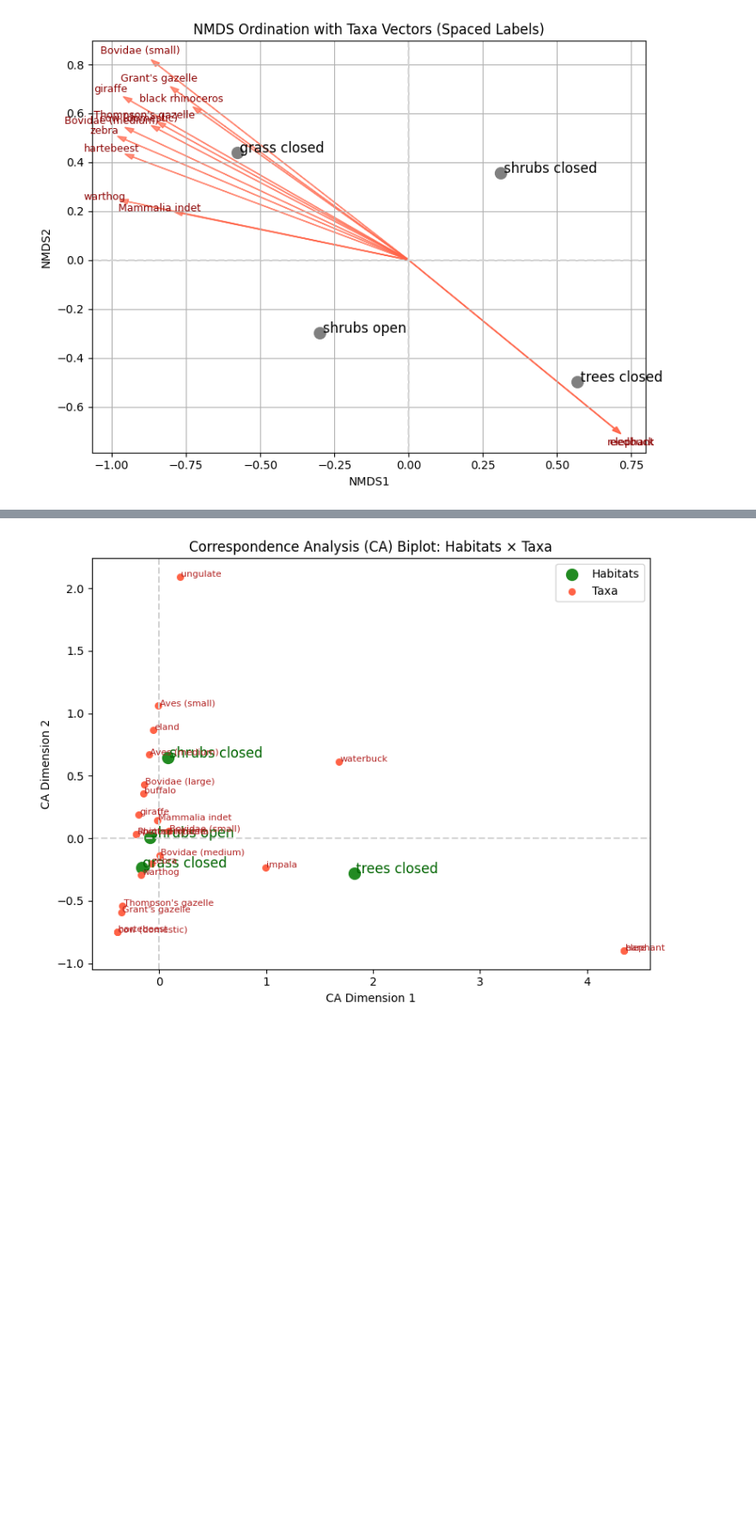
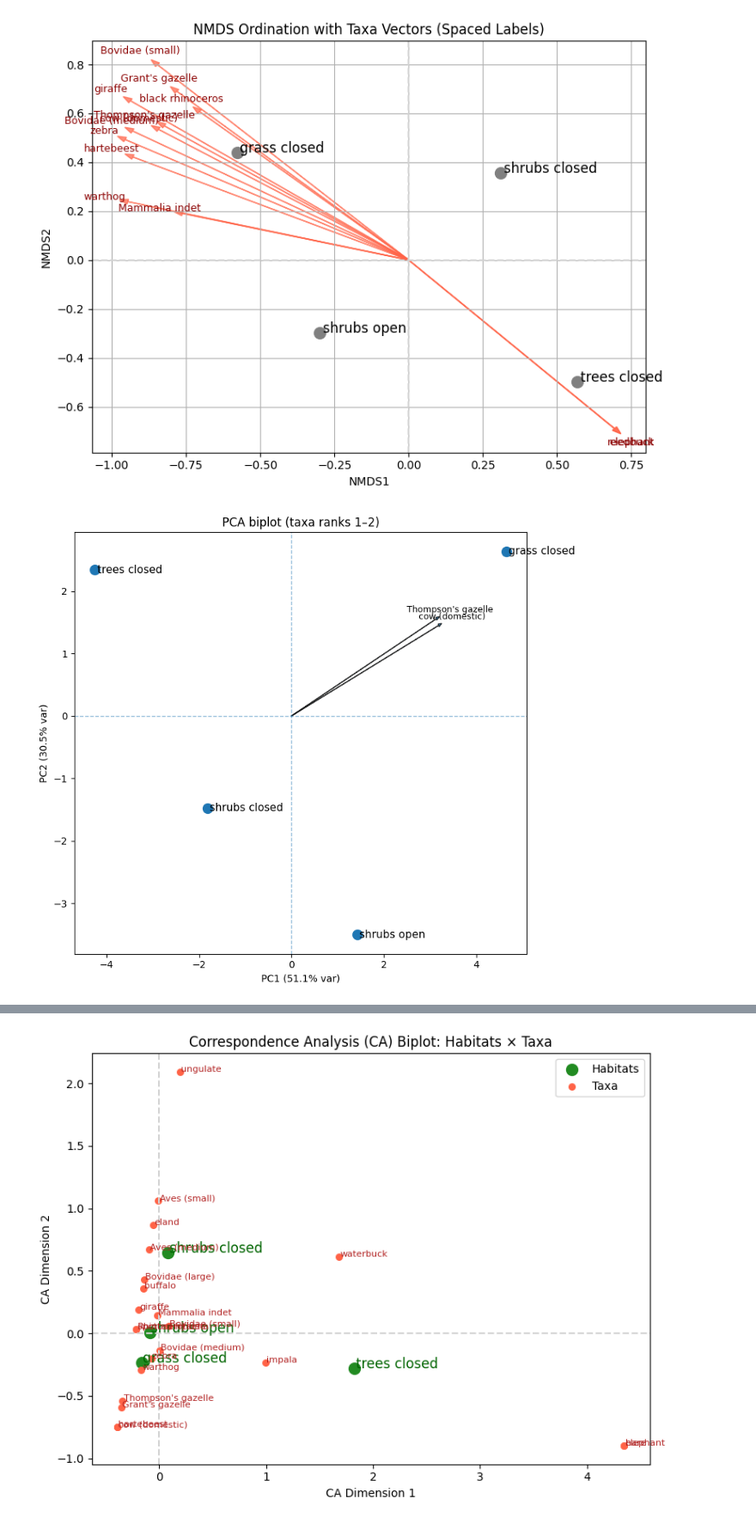
Before and after one commit to karilint/BonesOfOlPejeta, a Jupyter notebook: notebooks/08 Bones Basic Analysis.ipynb, the cells around one changed output, grey strips where cells are left out. Shown at 86% size. Cells and saved outputs as stored; diff of their text form; code cells hidden in the pictures; blank space fills up the shorter version.

```diff
--- a/notebooks/08 Bones Basic Analysis.ipynb
+++ b/notebooks/08 Bones Basic Analysis.ipynb
@@ -379,6 +379,69 @@ pca_coords = pca.fit_transform(df_scaled)
 
 # Pack into DataFrame
 df_pca = pd.DataFrame(pca_coords, columns=['PC1', 'PC2'], index=df_matrix.index)
+# %%
+import numpy as np
+import pandas as pd
+import matplotlib.pyplot as plt
+
+# --- Loadings (taxa vectors) ---
+# columns of df_matrix are taxa
+loadings = pd.DataFrame(
+    pca.components_.T * np.sqrt(pca.explained_variance_),   # loadings
+    index=df_matrix.columns,
+    columns=["PC1","PC2"]
+)
+
+# vector lengths (importance) for each taxon
+vec_len = np.sqrt(loadings["PC1"]**2 + loadings["PC2"]**2)
+
+# --- Select taxa by rank range (1-based ranks) ---
+rank_min, rank_max = 1, 2           # e.g., set to (10, 15) later
+s = vec_len.sort_values(ascending=False)
+
+# clamp to available taxa and validate range
+rank_min = max(1, rank_min)
+rank_max = min(rank_max, s.size)
+if rank_min > rank_max:
+    raise ValueError("Rank range is empty after clamping. Adjust rank_min/rank_max.")
+
+# taxa ranked rank_min ... rank_max (inclusive)
+selected = s.iloc[rank_min-1:rank_max]
+top_taxa = selected.index
+
+# --- Scale arrows so they fit nicely with the habitat scores ---
+scores = df_pca[["PC1","PC2"]].to_numpy()
+L = loadings.loc[top_taxa, ["PC1","PC2"]].to_numpy()
+
+den = np.max(np.abs(L))
+den = 1.0 if den == 0 else den
+scale = 0.7 * (np.max(np.abs(scores)) / den)
+
+# --- Plot biplot ---
+plt.figure(figsize=(8,7))
+
+# habitats (scores)
+plt.scatter(df_pca["PC1"], df_pca["PC2"], s=100)
+for label, (x, y) in df_pca.iterrows():
+    plt.text(x + 0.05, y, label, fontsize=11, va="center")
+
+# taxa vectors (loadings) for the chosen rank range
+for taxon in top_taxa:
+    x = loadings.loc[taxon, "PC1"] * scale
+    y = loadings.loc[taxon, "PC2"] * scale
+    plt.arrow(0, 0, x, y, head_width=0.05, length_includes_head=True, alpha=0.8)
+    plt.text(x * 1.07, y * 1.07, taxon, fontsize=9, ha="center", va="center")
+
+# axes + labels with % variance
+plt.axhline(0, linestyle="--", linewidth=1, alpha=0.5)
+plt.axvline(0, linestyle="--", linewidth=1, alpha=0.5)
+plt.title(f"PCA biplot (taxa ranks {rank_min}–{rank_max})")
+plt.xlabel(f"PC1 ({pca.explained_variance_ratio_[0]*100:.1f}% var)")
+plt.ylabel(f"PC2 ({pca.explained_variance_ratio_[1]*100:.1f}% var)")
+plt.tight_layout()
+plt.show()
+# %% [output]
+[figure, added]
 # %%
 # Step 2: Plot PCA
 import matplotlib.pyplot as plt
```
Also changed, not shown: parts of 1 cell of this notebook.
